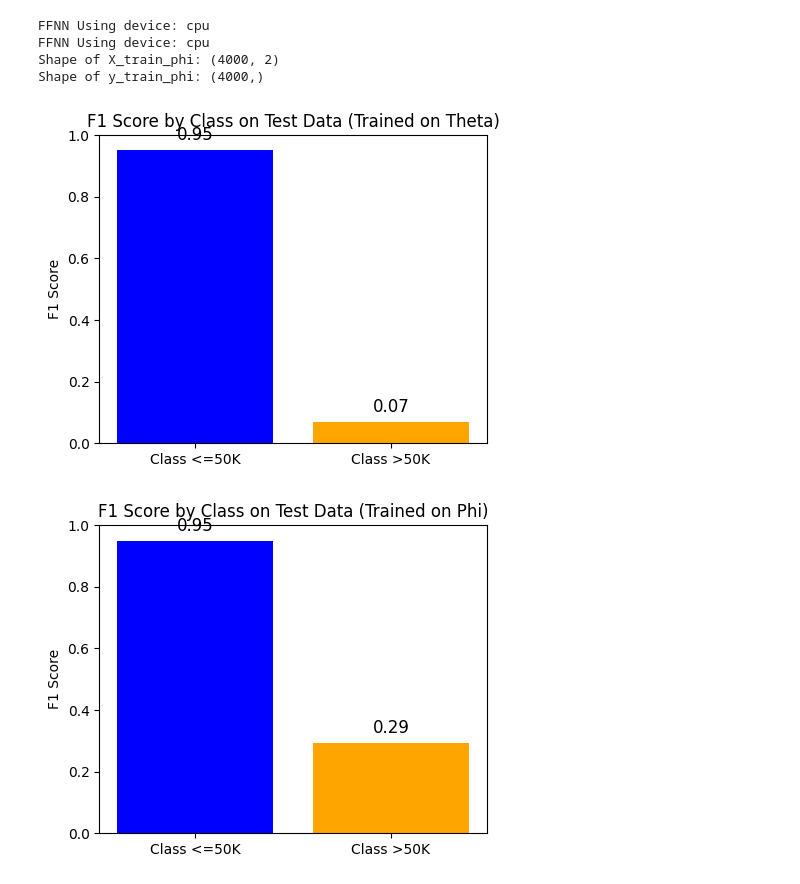
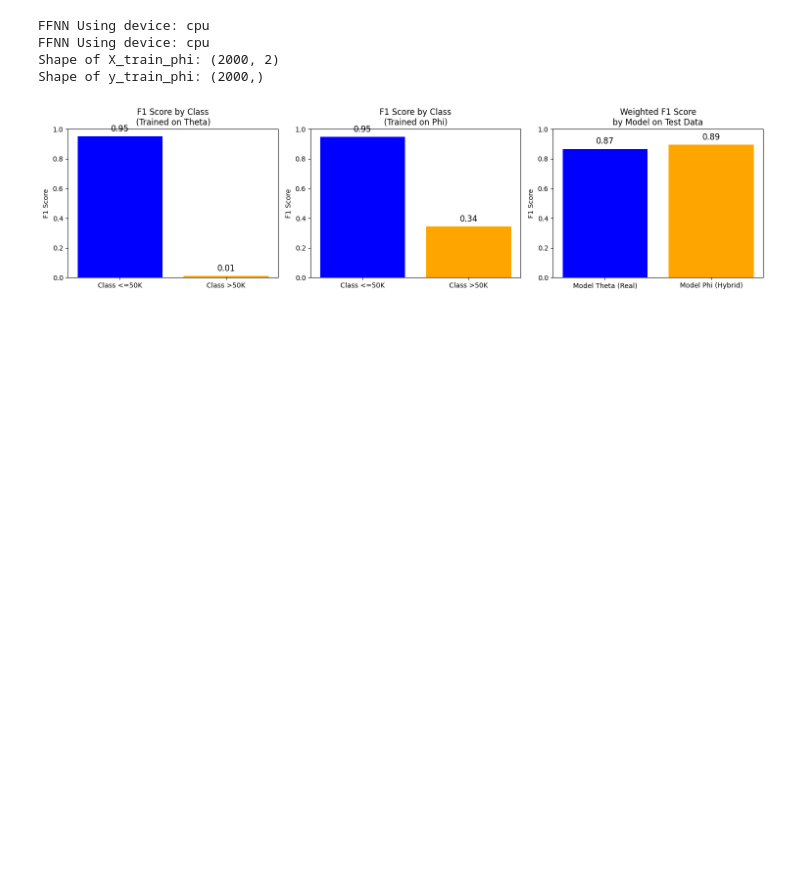
Before and after one commit to LucasHartmanWestern/cs_9170_project, a Jupyter notebook: test_synth_data.ipynb, the cells around one changed output. Cells and saved outputs as stored; diff of their text form; code cells hidden in the pictures; blank space fills up the shorter version.

```diff
--- a/test_synth_data.ipynb
+++ b/test_synth_data.ipynb
@@ -13,7 +13,7 @@ import torch
 import matplotlib.pyplot as plt
 import random
 # %%
-train_size=3000
+train_size=1000
 bias_pct=0.9
 seed=42
 pca_components=2
@@ -141,10 +136,8 @@ X_train_phi = np.concatenate([X_train_theta, synth_X], axis=0)
 y_train_phi = np.concatenate([y_train_theta, synth_y], axis=0)
 # %%
 # Train FFNNAgent on theta (real) and phi (real+synthetic) data, compare both on theta test set
-
-
 ffnn_config = {
-    'input_size': X_train.shape[1],
+    'input_size': X_train_theta.shape[1],
     'hidden_sizes': [32, 16],
     'output_size': 1,
     'learning_rate': 0.001,
@@ -180,56 +173,54 @@ y_pred_phi = agent_phi.predict(X_test_theta)
 y_pred_theta = np.array(y_pred_theta)
 y_pred_phi = np.array(y_pred_phi)
 
 
 #f1_theta_ = f1_score(y_test_theta, np.round(y_pred_theta), pos_label=0, average='weight')
 
 # # Compute F1 scores per class for both agents
 f1_theta_both = f1_score(y_test_theta, np.round(y_pred_theta), average='weighted')
 
 f1_phi_both = f1_score(y_test_theta, np.round(y_pred_phi), average='weighted')
 
 
 # Compute F1 scores per class for both agents
 f1_theta_0 = f1_score(y_test_theta, np.round(y_pred_theta), pos_label=0)
 f1_theta_1 = f1_score(y_test_theta, np.round(y_pred_theta), pos_label=1)
 
 f1_phi_0 = f1_score(y_test_theta, np.round(y_pred_phi), pos_label=0)
 f1_phi_1 = f1_score(y_test_theta, np.round(y_pred_phi), pos_label=1)
 
+# Plot all three figures side by side
+fig, axes = plt.subplots(1, 3, figsize=(15, 4))
+
 # Plot for agent trained on theta
-plt.figure(figsize=(5, 4))
-plt.bar(['Class <=50K', 'Class >50K'], [f1_theta_0, f1_theta_1], color=['blue', 'orange'])
-plt.ylim(0, 1)
-plt.ylabel('F1 Score')
-plt.title('F1 Score by Class on Test Data (Trained on Theta)')
+axes[0].bar(['Class <=50K', 'Class >50K'], [f1_theta_0, f1_theta_1], color=['blue', 'orange'])
+axes[0].set_ylim(0, 1)
+axes[0].set_ylabel('F1 Score')
+axes[0].set_title('F1 Score by Class\n(Trained on Theta)')
 for i, v in enumerate([f1_theta_0, f1_theta_1]):
-    plt.text(i, v + 0.02, f"{v:.2f}", ha='center', va='bottom', fontsize=12)
-plt.show()
+    axes[0].text(i, v + 0.02, f"{v:.2f}", ha='center', va='bottom', fontsize=12)
 
 # Plot for agent trained on phi
-plt.figure(figsize=(5, 4))
-plt.bar(['Class <=50K', 'Class >50K'], [f1_phi_0, f1_phi_1], color=['blue', 'orange'])
-plt.ylim(0, 1)
-plt.ylabel('F1 Score')
-plt.title('F1 Score by Class on Test Data (Trained on Phi)')
+axes[1].bar(['Class <=50K', 'Class >50K'], [f1_phi_0, f1_phi_1], color=['blue', 'orange'])
+axes[1].set_ylim(0, 1)
+axes[1].set_ylabel('F1 Score')
+axes[1].set_title('F1 Score by Class\n(Trained on Phi)')
 for i, v in enumerate([f1_phi_0, f1_phi_1]):
-    plt.text(i, v + 0.02, f"{v:.2f}", ha='center', va='bottom', fontsize=12)
-plt.show()
-
+    axes[1].text(i, v + 0.02, f"{v:.2f}", ha='center', va='bottom', fontsize=12)
 
 # Plot for weighted f1 scores between models
-plt.figure(figsize=(5, 4))
-plt.bar(['Model Theta (Real)', 'Model Phi (Hybrid)'], [f1_theta_both, f1_phi_both], color=['blue', 'orange'])
-plt.ylim(0, 1)
-plt.ylabel('F1 Score')
-plt.title('F1 Score by model on Test Data')
-for i, v in enumerate([f1_phi_0, f1_phi_1]):
-    plt.text(i, v + 0.02, f"{v:.2f}", ha='center', va='bottom', fontsize=12)
+axes[2].bar(['Model Theta (Real)', 'Model Phi (Hybrid)'], [f1_theta_both, f1_phi_both], color=['blue', 'orange'])
+axes[2].set_ylim(0, 1)
+axes[2].set_ylabel('F1 Score')
+axes[2].set_title('Weighted F1 Score\nby Model on Test Data')
+for i, v in enumerate([f1_theta_both, f1_phi_both]):
+    axes[2].text(i, v + 0.02, f"{v:.2f}", ha='center', va='bottom', fontsize=12)
+
+plt.tight_layout()
 plt.show()
 # %% [output]
 FFNN Using device: cpu
 FFNN Using device: cpu
-Shape of X_train_phi: (4000, 2)
-Shape of y_train_phi: (4000,)
+Shape of X_train_phi: (2000, 2)
+Shape of y_train_phi: (2000,)
-[figure, old version]
+[figure, new version]
-[figure, removed]
```
Also changed, not shown: parts of 2 cells of this notebook, 1 other file.
